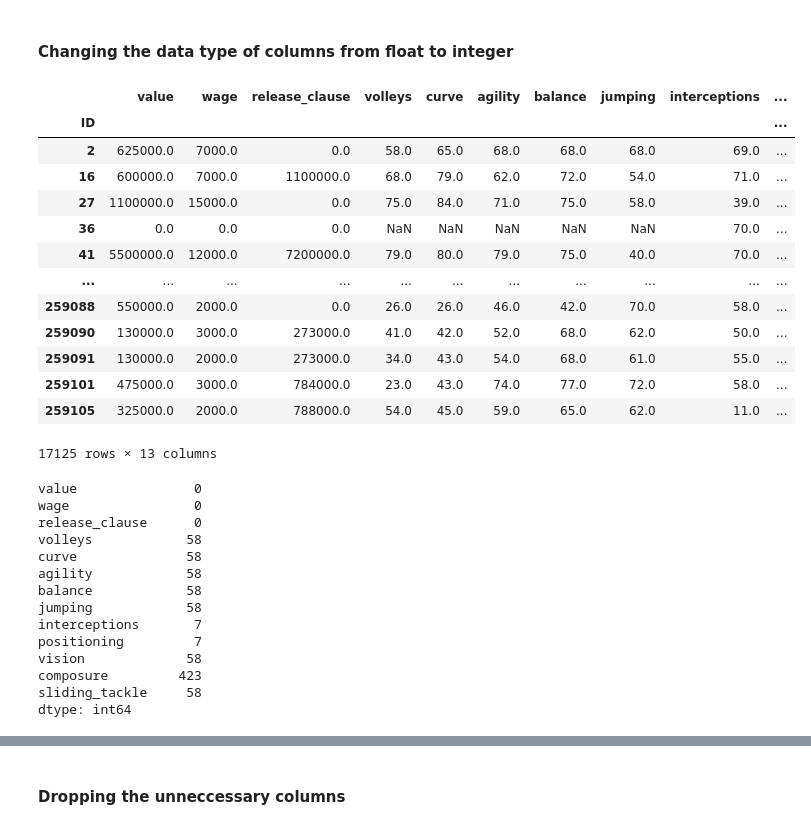
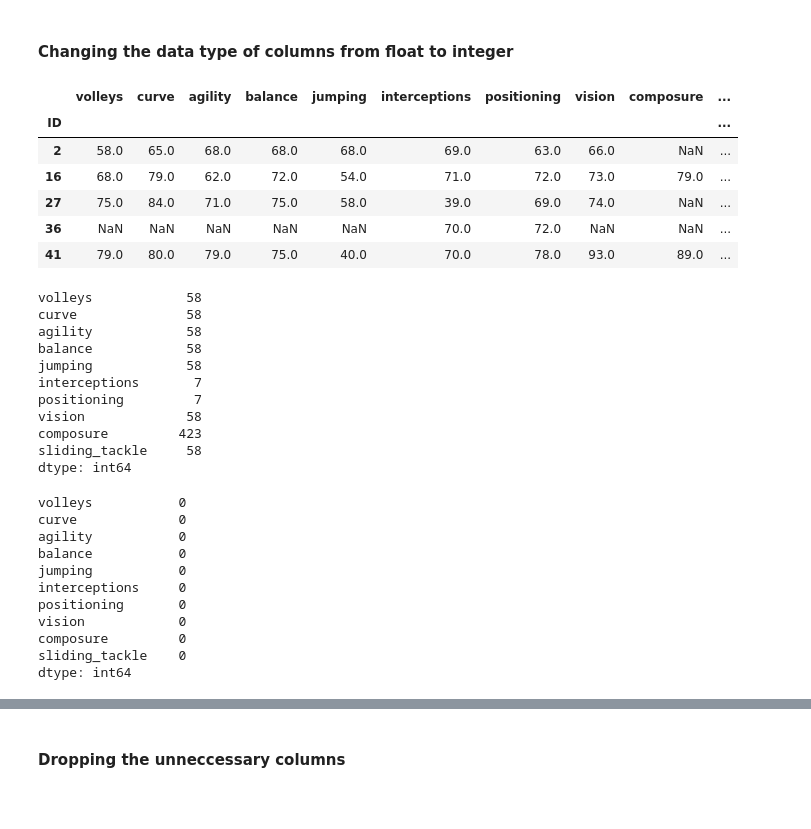
Before and after one commit to dbsquare/data_mid_bootcamp_project_FIFA_MoneyBall, a Jupyter notebook: fifa.ipynb, the cells around one changed output, grey strips where cells are left out. Saved outputs shown, nothing was run; the diff lists cells and outputs as text; code cells hidden in the pictures; blank space fills up the shorter version.

```diff
--- a/fifa.ipynb
+++ b/fifa.ipynb
@@ -34,3 +34,6 @@ df_initial.head()
 | 27 | J. Cole | 33 | 71 | England | Coventry City | 71 | CAM | CAM RM RW LM | https://cdn.sofifa.com/players/00... | https://cdn.sofifa.com/teams/1800... | ... |
 | 36 | D. Yorke | 36 | 68 | Trinidad &amp; Tobago | Sunderland | 70 | ST | NaN | https://cdn.sofifa.com/players/00... | https://cdn.sofifa.com/teams/106/... | ... |
 | 41 | Iniesta | 36 | 81 | Spain | Vissel Kobe | 82 | CAM | CM CAM | https://cdn.sofifa.com/players/00... | https://cdn.sofifa.com/teams/1011... | ... |
+# %%
+df_initial = df_initial.drop(['Player Photo', 'Club Logo', 'Flag Photo', 'Team & Contract', 'Joined', 'Name', 'Nationality', 'Club', 'Position', 'Gender'], axis = 1)
+df_initial.head()
@@ -156,6 +181,6 @@ NameError: name 'currency_cols' is not defined
 # %%
 # Verify that there is no -+: If True that means that the assumption that -+ never appears is true
-footbal_stat_cols = df.columns[78:105]
+footbal_stat_cols = df.columns[69:96]
 
 for col in footbal_stat_cols:
     print(f'{col}:', abs(df[col].str.find('-+').sum())==df.shape[0])
@@ -207,5 +238,5 @@ clean_footbal_stats(test)
 # %%
-footbal_stat_cols = df.columns[78:105]
+footbal_stat_cols = df.columns[70:96]
 
 for col in footbal_stat_cols:
     df[col] = df[col].apply(clean_footbal_stats)
@@ -259,28 +300,19 @@ The categorical columns are ['name', 'nationality', 'club', 'bp', 'position', 'p
 #### Changing the data type of columns from float to integer
 # %%
 ph_attributes = df.select_dtypes(include=['float'])
-ph_attributes
+ph_attributes = ph_attributes.drop(['value', 'wage', 'release_clause'], axis=True)
+ph_attributes.head()
 # %% [output]
-|  | value | wage | release_clause | volleys | curve | agility | balance | jumping | interceptions | ... |
+|  | volleys | curve | agility | balance | jumping | interceptions | positioning | vision | composure | ... |
 | ID |  |  |  |  |  |  |  |  |  | ... |
-| 2 | 625000.0 | 7000.0 | 0.0 | 58.0 | 65.0 | 68.0 | 68.0 | 68.0 | 69.0 | ... |
-| 16 | 600000.0 | 7000.0 | 1100000.0 | 68.0 | 79.0 | 62.0 | 72.0 | 54.0 | 71.0 | ... |
-| 27 | 1100000.0 | 15000.0 | 0.0 | 75.0 | 84.0 | 71.0 | 75.0 | 58.0 | 39.0 | ... |
-| 36 | 0.0 | 0.0 | 0.0 | NaN | NaN | NaN | NaN | NaN | 70.0 | ... |
-| 41 | 5500000.0 | 12000.0 | 7200000.0 | 79.0 | 80.0 | 79.0 | 75.0 | 40.0 | 70.0 | ... |
-| ... | ... | ... | ... | ... | ... | ... | ... | ... | ... | ... |
-| 259088 | 550000.0 | 2000.0 | 0.0 | 26.0 | 26.0 | 46.0 | 42.0 | 70.0 | 58.0 | ... |
-| 259090 | 130000.0 | 3000.0 | 273000.0 | 41.0 | 42.0 | 52.0 | 68.0 | 62.0 | 50.0 | ... |
-| 259091 | 130000.0 | 2000.0 | 273000.0 | 34.0 | 43.0 | 54.0 | 68.0 | 61.0 | 55.0 | ... |
-| 259101 | 475000.0 | 3000.0 | 784000.0 | 23.0 | 43.0 | 74.0 | 77.0 | 72.0 | 58.0 | ... |
-| 259105 | 325000.0 | 2000.0 | 788000.0 | 54.0 | 45.0 | 59.0 | 65.0 | 62.0 | 11.0 | ... |
+| 2 | 58.0 | 65.0 | 68.0 | 68.0 | 68.0 | 69.0 | 63.0 | 66.0 | NaN | ... |
+| 16 | 68.0 | 79.0 | 62.0 | 72.0 | 54.0 | 71.0 | 72.0 | 73.0 | 79.0 | ... |
+| 27 | 75.0 | 84.0 | 71.0 | 75.0 | 58.0 | 39.0 | 69.0 | 74.0 | NaN | ... |
+| 36 | NaN | NaN | NaN | NaN | NaN | 70.0 | 72.0 | NaN | NaN | ... |
+| 41 | 79.0 | 80.0 | 79.0 | 75.0 | 40.0 | 70.0 | 78.0 | 93.0 | 89.0 | ... |
-17125 rows × 13 columns
 # %%
 ph_attributes.isna().sum()
 # %% [output]
-value               0
-wage                0
-release_clause      0
 volleys            58
 curve              58
 agility            58
@@ -292,6 +324,21 @@ vision             58
 composure         423
 sliding_tackle     58
 dtype: int64
+# %%
+ph_attributes = ph_attributes[ph_attributes['composure'].notna()]
+ph_attributes.isna().sum()
+# %% [output]
+volleys           0
+curve             0
+agility           0
+balance           0
+jumping           0
+interceptions     0
+positioning       0
+vision            0
+composure         0
+sliding_tackle    0
+dtype: int64
 # %%
 ph_attributes = ph_attributes.drop_duplicates()
 ph_attributes.shape
```
Also changed, not shown: parts of 22 cells of this notebook.
